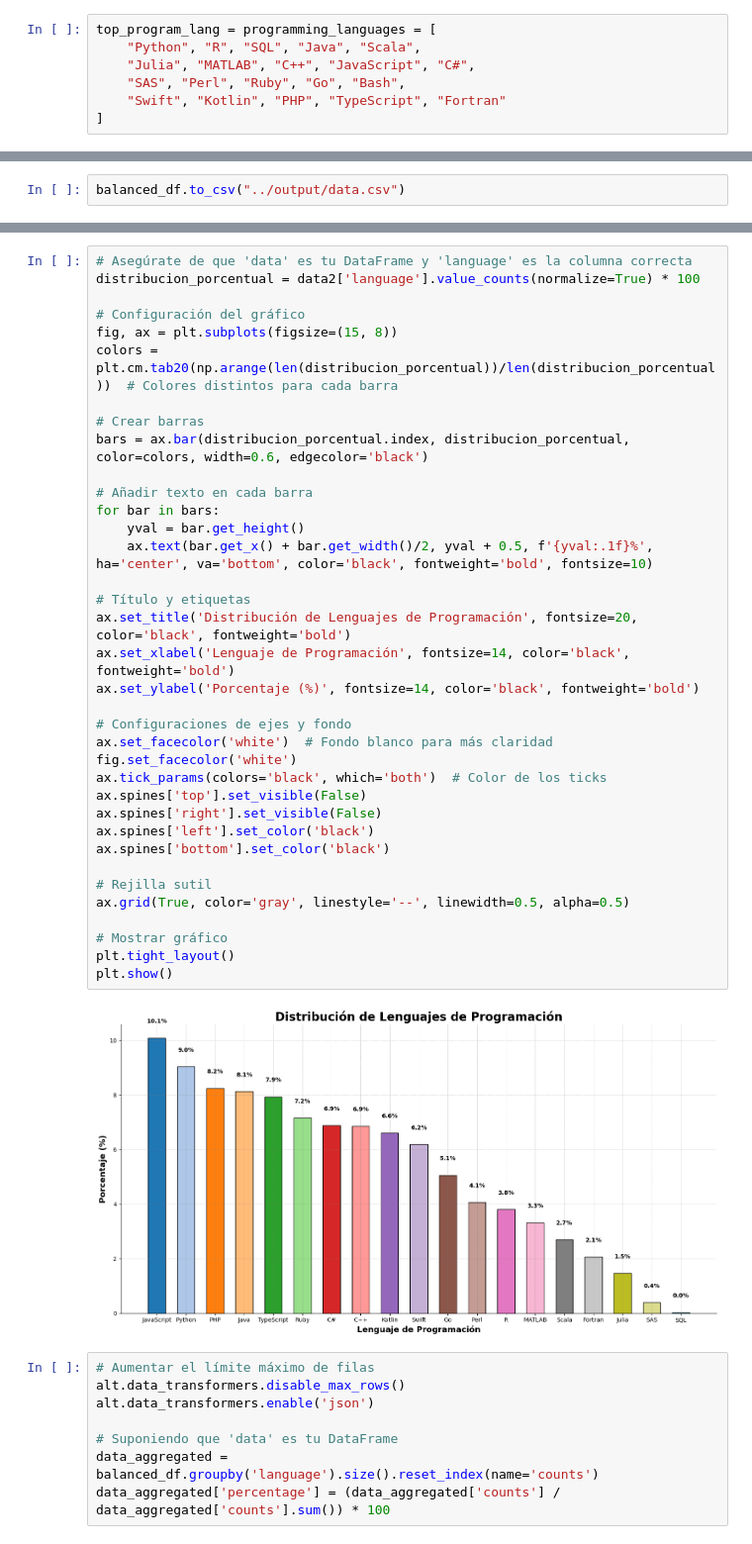
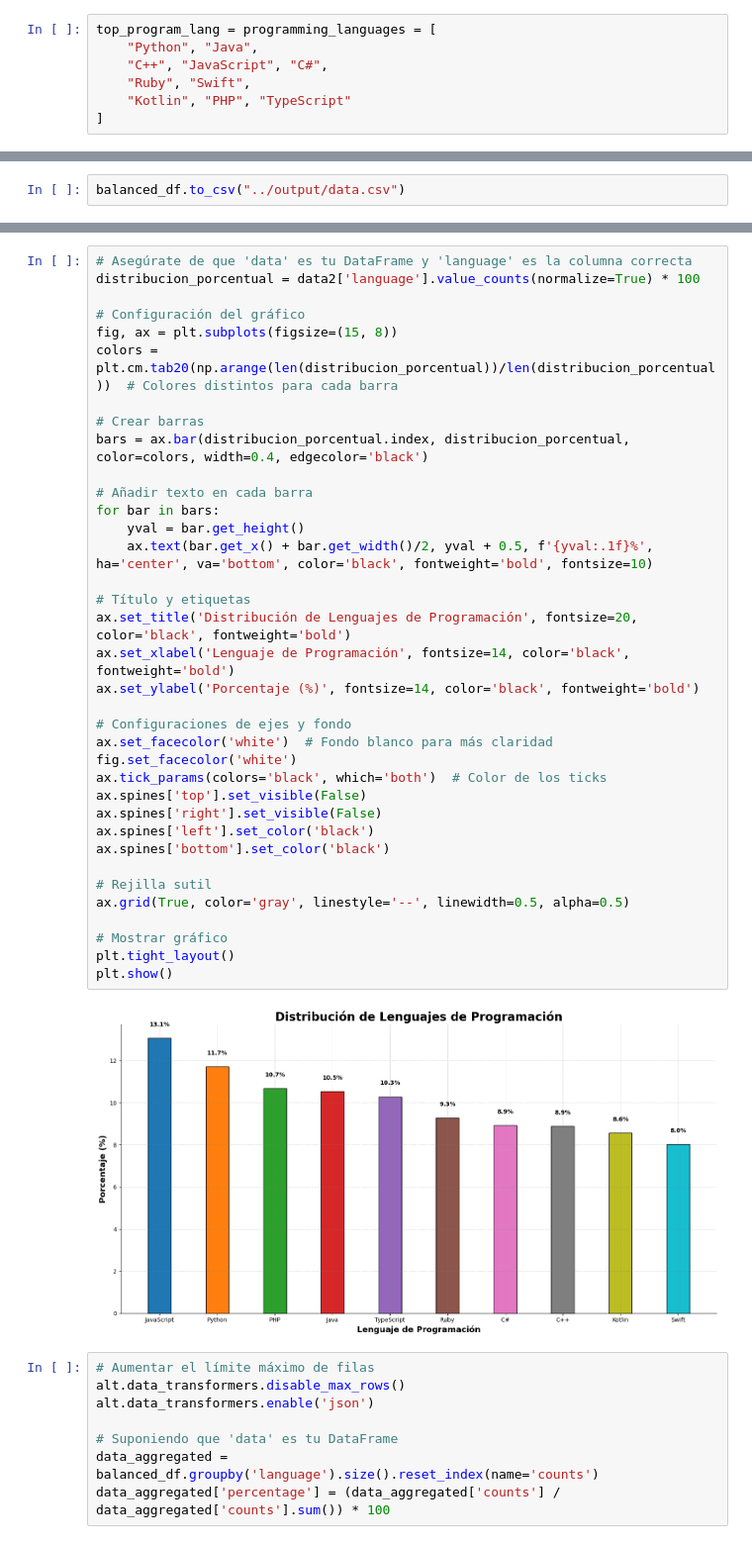
Before and after one commit to ResearchProjectsUG/GPT-Impact-GitHub, a Jupyter notebook: code/clean_language_data_science.ipynb, the cells around one changed output, grey strips where cells are left out. Shown: that part at 99% size. Drawn from its saved outputs; the diff is of its cells as text.

```diff
--- a/code/clean_language_data_science.ipynb
+++ b/code/clean_language_data_science.ipynb
@@ -51,10 +51,10 @@ data[data["iso2_code"].isnull()] = "NA"
 ## Keep the 10 most used programming languages
 # %%
 top_program_lang = programming_languages = [
-    "Python", "R", "SQL", "Java", "Scala",
-    "Julia", "MATLAB", "C++", "JavaScript", "C#",
-    "SAS", "Perl", "Ruby", "Go", "Bash",
-    "Swift", "Kotlin", "PHP", "TypeScript", "Fortran"
+    "Python", "Java",
+    "C++", "JavaScript", "C#",
+    "Ruby", "Swift",
+    "Kotlin", "PHP", "TypeScript"
 ]
 # %%
 data2 = data[data['language'].isin(top_program_lang)]
@@ -337,35 +402,35 @@ fig, ax = plt.subplots(figsize=(15, 8))
 colors = plt.cm.tab20(np.arange(len(distribucion_porcentual))/len(distribucion_porcentual))  # Colores distintos para cada barra
 
 # Crear barras
-bars = ax.bar(distribucion_porcentual.index, distribucion_porcentual, color=colors, width=0.6, edgecolor='black')
+bars = ax.bar(distribucion_porcentual.index, distribucion_porcentual, color=colors, width=0.4, edgecolor='black')
 
 # Añadir texto en cada barra
 for bar in bars:
     yval = bar.get_height()
     ax.text(bar.get_x() + bar.get_width()/2, yval + 0.5, f'{yval:.1f}%', ha='center', va='bottom', color='black', fontweight='bold', fontsize=10)
 
 # Título y etiquetas
 ax.set_title('Distribución de Lenguajes de Programación', fontsize=20, color='black', fontweight='bold')
 ax.set_xlabel('Lenguaje de Programación', fontsize=14, color='black', fontweight='bold')
 ax.set_ylabel('Porcentaje (%)', fontsize=14, color='black', fontweight='bold')
 
 # Configuraciones de ejes y fondo
 ax.set_facecolor('white')  # Fondo blanco para más claridad
 fig.set_facecolor('white')
 ax.tick_params(colors='black', which='both')  # Color de los ticks
 ax.spines['top'].set_visible(False)
 ax.spines['right'].set_visible(False)
 ax.spines['left'].set_color('black')
 ax.spines['bottom'].set_color('black')
 
 # Rejilla sutil
 ax.grid(True, color='gray', linestyle='--', linewidth=0.5, alpha=0.5)
 
 # Mostrar gráfico
 plt.tight_layout()
 plt.show()
 # %% [output]
-[figure, old version]
+[figure, new version]
 # %%
 # Aumentar el límite máximo de filas
 alt.data_transformers.disable_max_rows()
```
Also changed, not shown: parts of 16 cells of this notebook, 37 other files.
